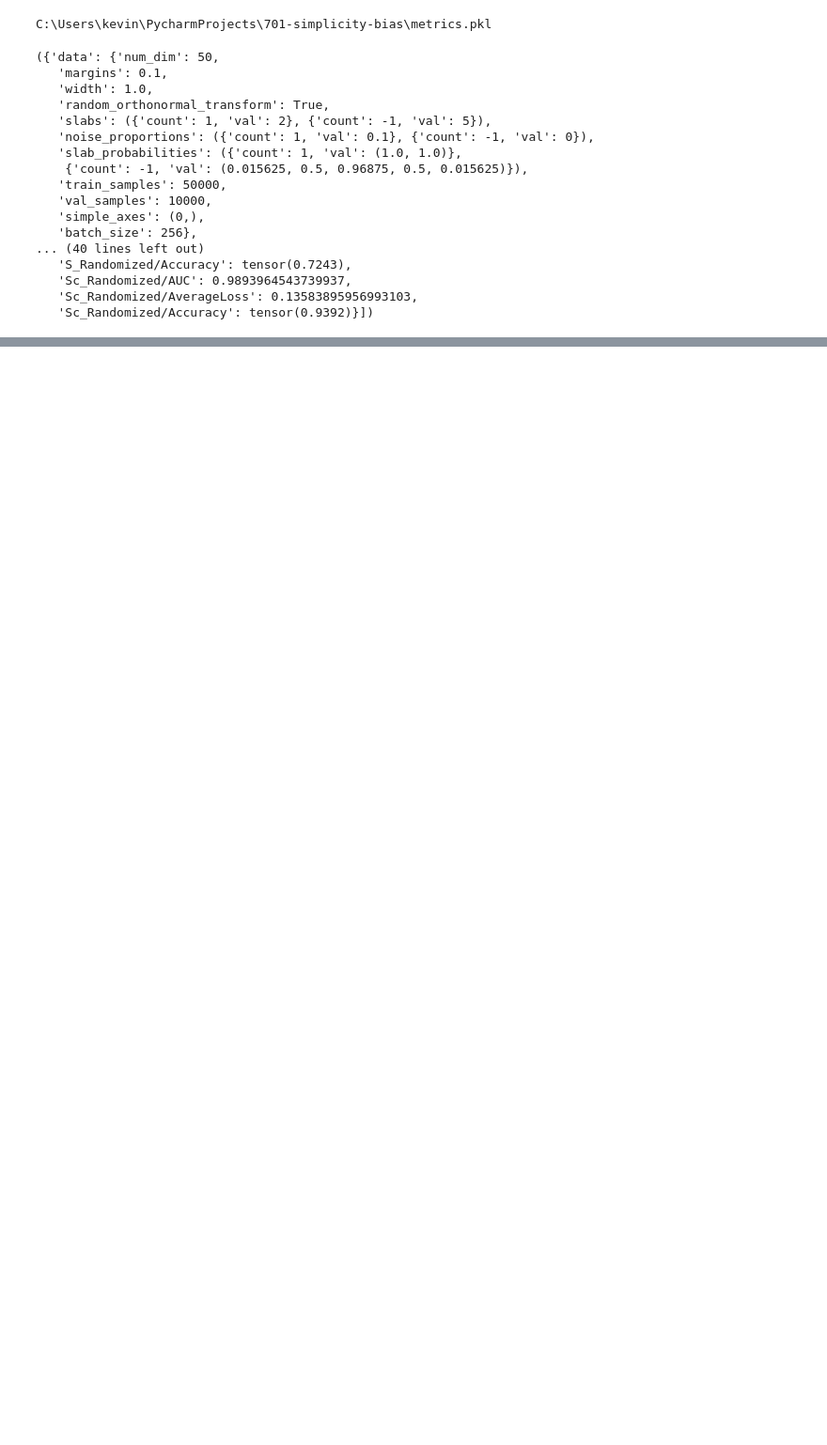
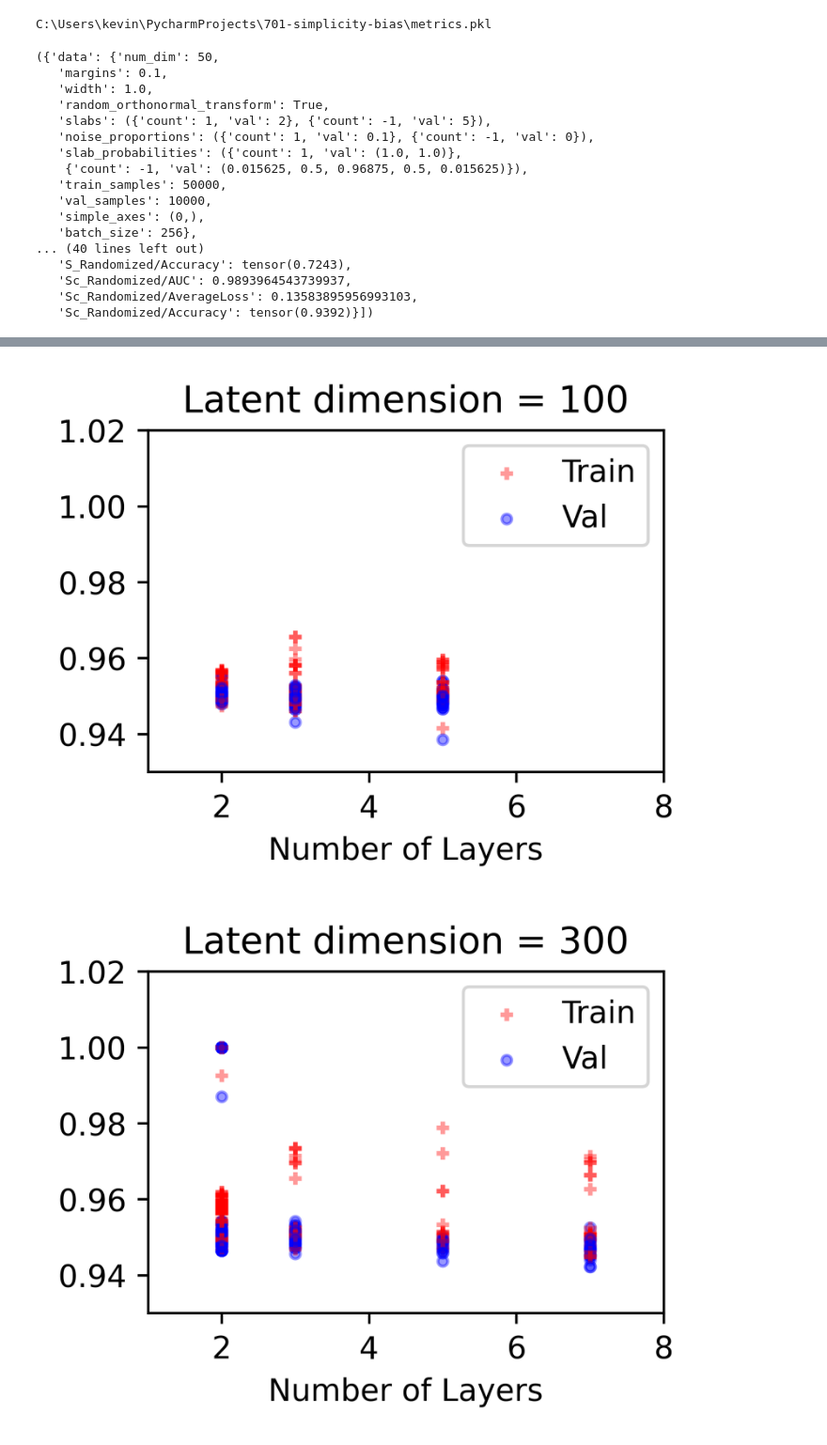
Before and after one commit to tianwen-fu/701-simplicity-bias, a Jupyter notebook: notebooks/extract_metrics.ipynb, the cells around one changed output, grey strips where cells are left out. Shown at 94% size. Saved outputs shown, nothing was run; the diff lists cells and outputs as text; code cells hidden in the pictures; blank space fills up the shorter version.

```diff
--- a/notebooks/extract_metrics.ipynb
+++ b/notebooks/extract_metrics.ipynb
@@ -103,0 +108,24 @@ plt.close(fig)
+# %%
+for latent_dim, color in zip(latent_dims, ('#1f77b4', '#ff7f0e', '#2ca02c', '#d62728', '#9467bd', '#8c564b', '#e377c2', '#7f7f7f', '#bcbd22', '#17becf'), # Pyplot Default
+                            ):
+    fig = plt.figure(figsize=(3, 2), dpi=600)
+    related = [(key[1], val) for key, val in data_tuning_dict.items() if key[0] == latent_dim]
+    related = [(k, v) for k, lst in related for v in lst]
+    for nlayers, v in related[:-1]:
+        plt.scatter(nlayers, v['Train/Accuracy'], s=16, marker='+', alpha=0.4, color='red')
+        plt.scatter(nlayers, v['Val/Accuracy'], s=10, marker='o', alpha=0.4, color='blue')
+    for nlayers, v in related[-1:]:
+        plt.scatter(nlayers, v['Train/Accuracy'], s=16, marker='+', alpha=0.4, color='red', label='Train')
+        plt.scatter(nlayers, v['Val/Accuracy'], s=10, marker='o', alpha=0.4, color='blue', label='Val')
+    plt.xlabel('Number of Layers')
+    plt.ylim([0.93, 1.02])
+    plt.xlim([1, 8])
+    plt.legend()
+    plt.title(f'Latent dimension = {latent_dim}')
+    # save to png as there are too many points
+    plt.savefig(f'modelsize_latent{latent_dim}.png', bbox_inches='tight', pad_inches=0, dpi=600)
+    plt.show()
+    plt.close(fig)
+# %% [output]
+[figure, added]
+[figure, added]
```
Also changed, not shown: parts of 9 cells of this notebook.
